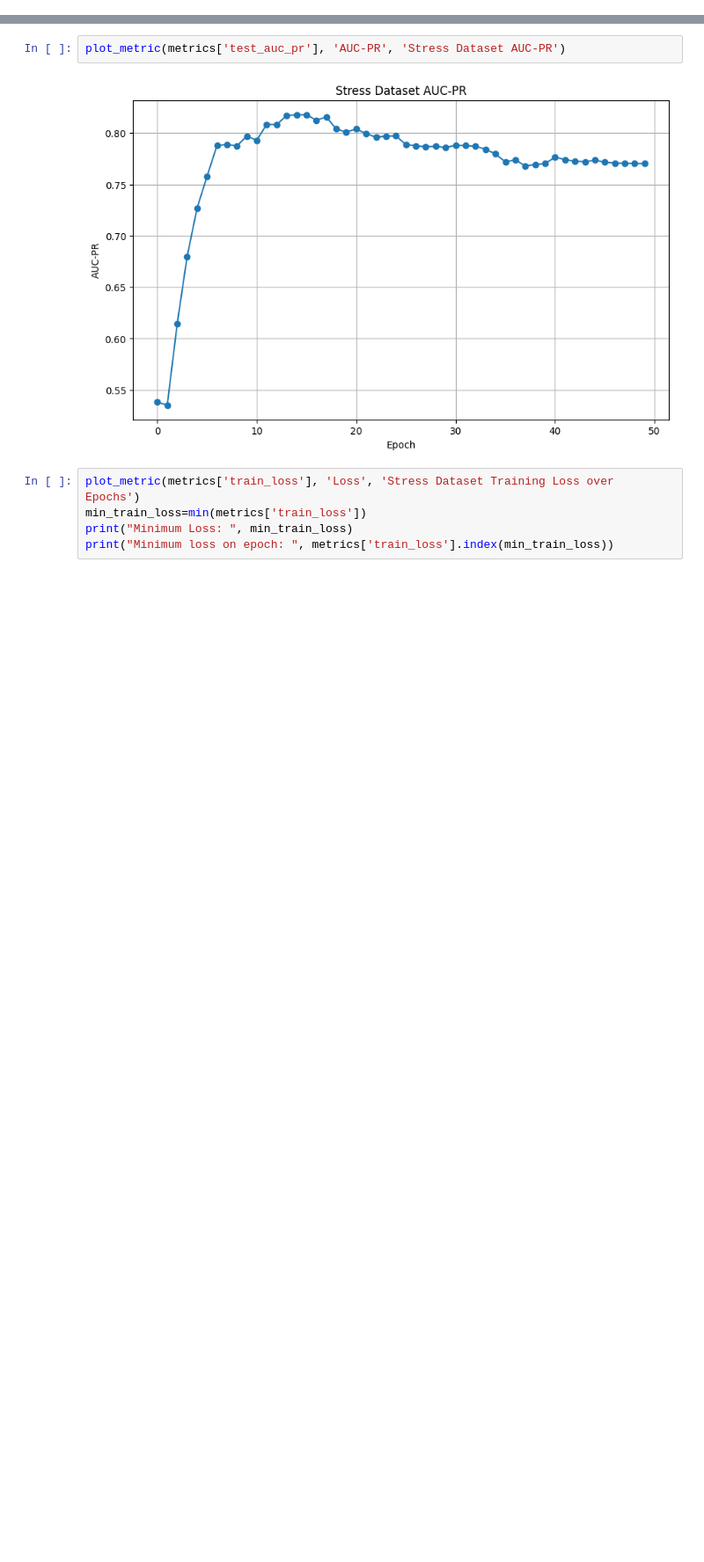
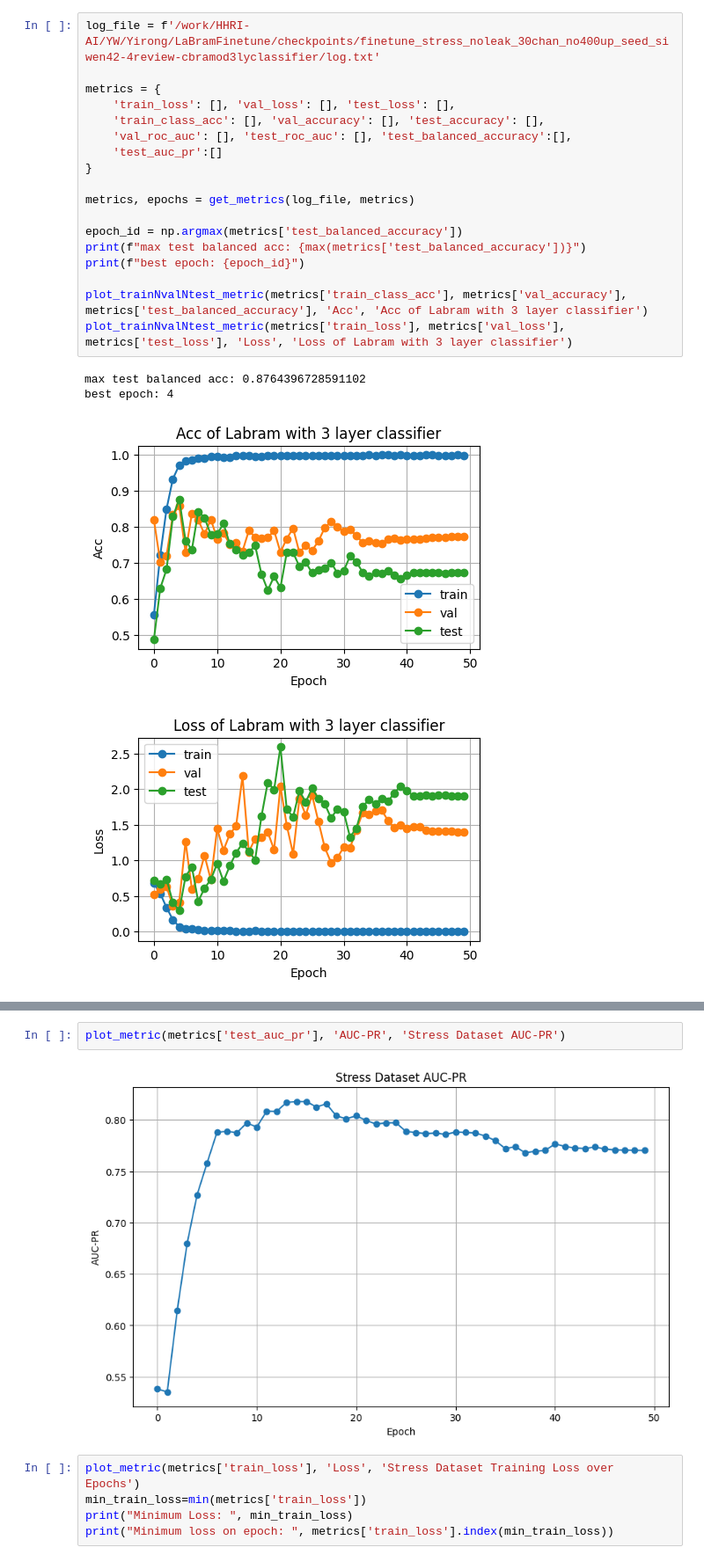
Before and after one commit to XushengZhu-ROOT/EEG-Review-Paper-Repo, a Jupyter notebook: siwen_labram_finetune/Code For Visualization/log_visualize.ipynb, the cells around one changed output, grey strips where cells are left out. Shown: that part at 88% size. Drawn from its saved outputs; the diff is of its cells as text; blank space fills up the shorter version.

Commit message:
update cbramod style classifier (3 layer) experiment and result

```diff
--- a/siwen_labram_finetune/Code For Visualization/log_visualize.ipynb
+++ b/siwen_labram_finetune/Code For Visualization/log_visualize.ipynb
@@ -40,0 +54,23 @@ def plot_metric(y_values, ylabel, title):
+# %%
+log_file = f'/work/HHRI-AI/YW/Yirong/LaBramFinetune/checkpoints/finetune_stress_noleak_30chan_no400up_seed_siwen42-4review-cbramod3lyclassifier/log.txt'
+
+metrics = {
+    'train_loss': [], 'val_loss': [], 'test_loss': [],
+    'train_class_acc': [], 'val_accuracy': [], 'test_accuracy': [],
+    'val_roc_auc': [], 'test_roc_auc': [], 'test_balanced_accuracy':[],
+    'test_auc_pr':[]
+}
+
+metrics, epochs = get_metrics(log_file, metrics)
+
+epoch_id = np.argmax(metrics['test_balanced_accuracy'])
+print(f"max test balanced acc: {max(metrics['test_balanced_accuracy'])}")
+print(f"best epoch: {epoch_id}")
+
+plot_trainNvalNtest_metric(metrics['train_class_acc'], metrics['val_accuracy'], metrics['test_balanced_accuracy'], 'Acc', 'Acc of Labram with 3 layer classifier')
+plot_trainNvalNtest_metric(metrics['train_loss'], metrics['val_loss'], metrics['test_loss'], 'Loss', 'Loss of Labram with 3 layer classifier')
+# %% [output]
+max test balanced acc: 0.8764396728591102
+best epoch: 4
+[figure, added]
+[figure, added]
```
Also changed, not shown: parts of 18 cells of this notebook, 2 other files.
